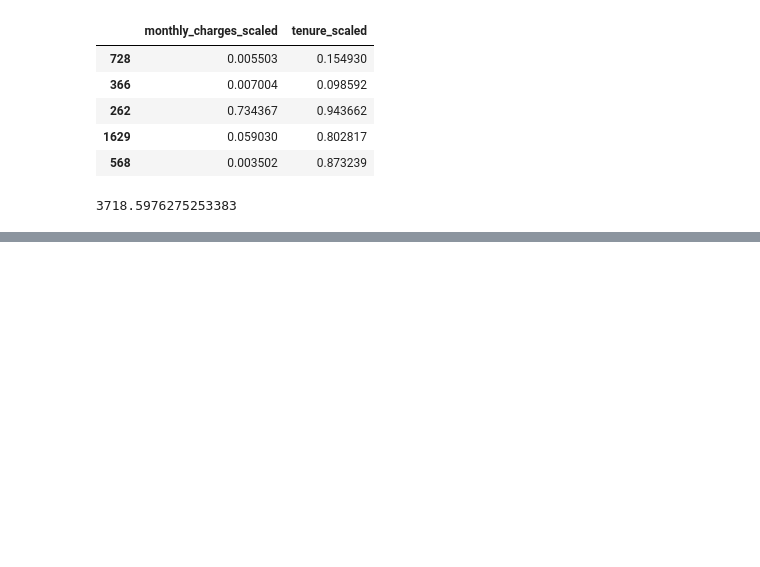
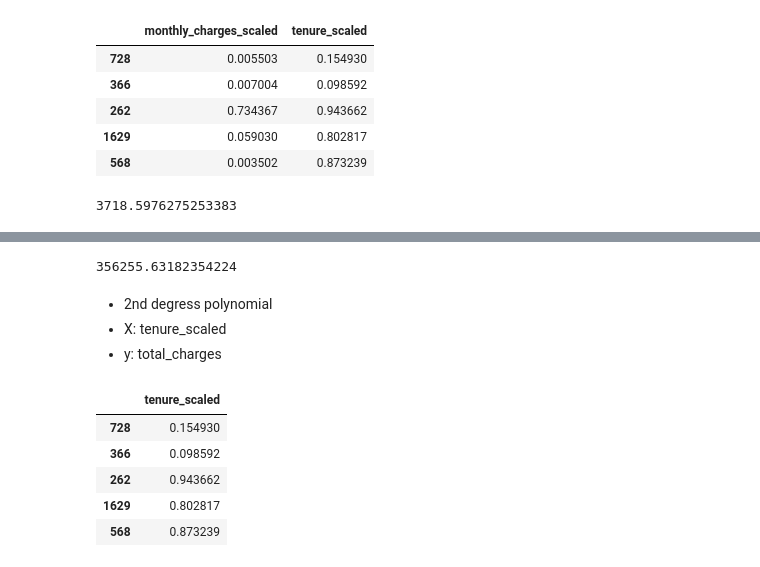
Before and after one commit to Yongliang-Shi/regression-exercises, a Jupyter notebook: model.ipynb, the cells around one changed output, grey strips where cells are left out. Drawn from its saved outputs; the diff is of its cells as text; code cells hidden in the pictures; blank space fills up the shorter version.

```diff
--- a/model.ipynb
+++ b/model.ipynb
@@ -173,0 +219,8 @@ lars_rmse
+# %%
+# Create, fit , predict, compute model rmse
+
+lars_2 = LassoLars(alpha=0.1)
+lars_2.fit(x_tenure_scaled, y_train)
+lars_2_pred = lars_2.predict(x_tenure_scaled)
+lars_2_rmse = mean_squared_error(y_train, lars_2_pred)**1/2
+lars_2_rmse
@@ -205,0 +277,25 @@ lm_squared_rmse
+# %%
+pf = PolynomialFeatures(degree=2)
+x_monthly_charges_scaled_squared = pf.fit_transform(x_monthly_charges_scaled)
+
+lm_1_squared = LinearRegression()
+lm_1_squared.fit(x_monthly_charges_scaled, y_train)
+lm_1_squared_pred = lm_1_squared.predict(x_monthly_charges_scaled)
+
+lm_1_squared_rmse = mean_squared_error(y_train, lm_1_squared_pred)**1/2
+lm_1_squared_rmse
+# %% [output]
+356255.63182354224
+# %% [markdown]
+- 2nd degress polynomial
+- X: tenure_scaled
+- y: total_charges
+# %%
+x_tenure_scaled.head()
+# %% [output]
+|  | tenure_scaled |
+| 728 | 0.154930 |
+| 366 | 0.098592 |
+| 262 | 0.943662 |
+| 1629 | 0.802817 |
+| 568 | 0.873239 |
```
Also changed, not shown: parts of 13 cells of this notebook.
